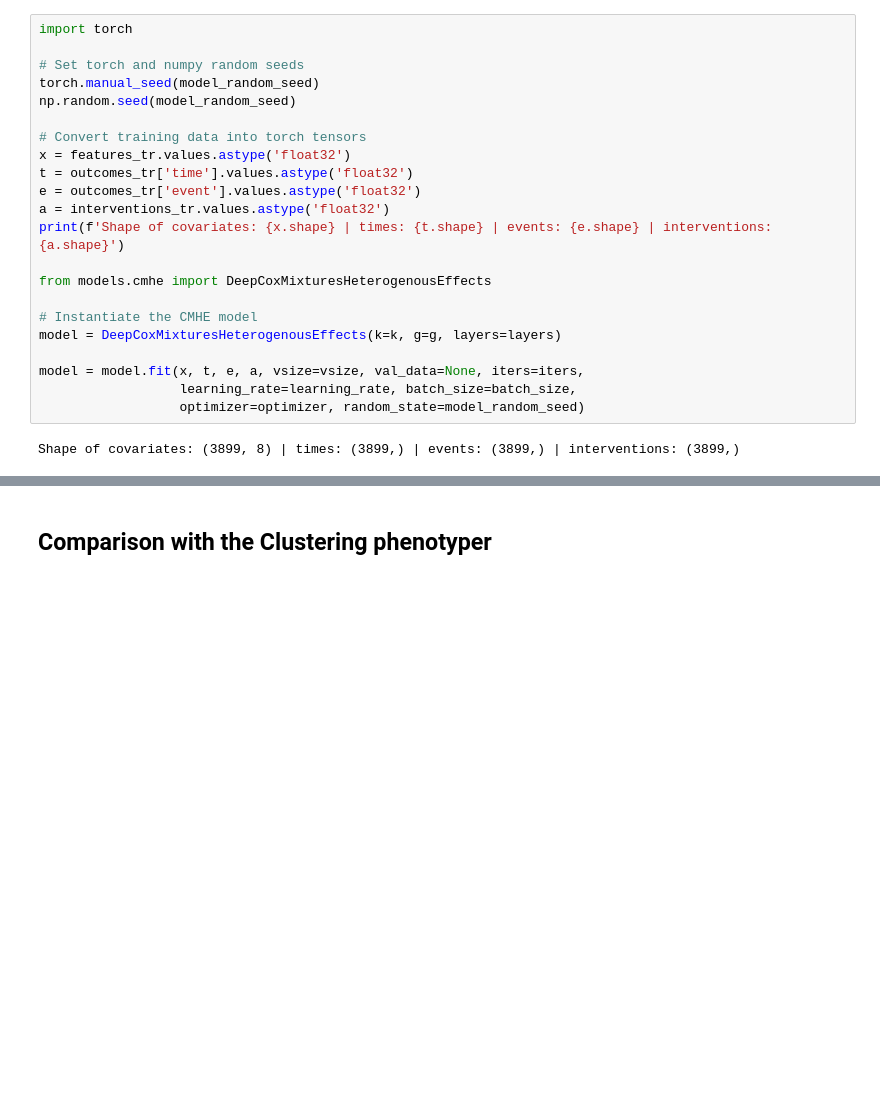
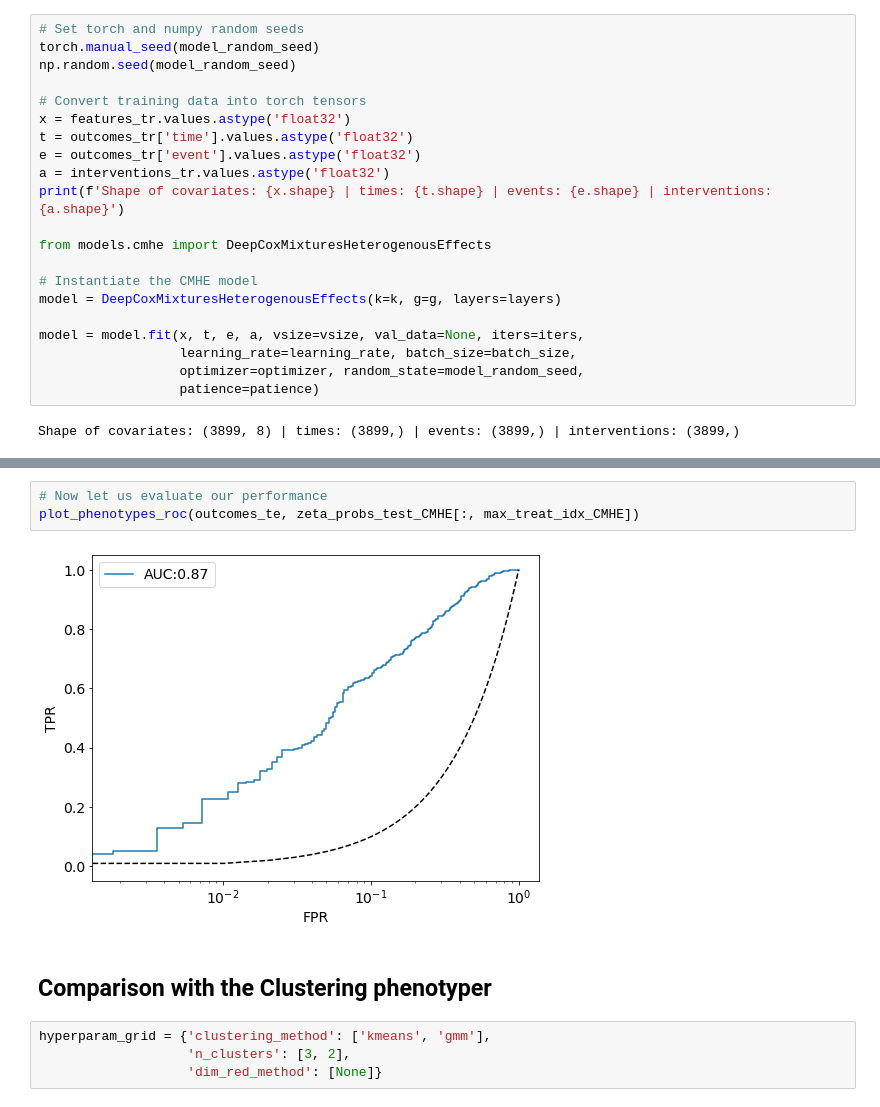
Before and after one commit to mononitogoswami/auton-survival, a Jupyter notebook: examples/CMHE Counterfactual Experiments on Synthetic Data.ipynb, the cells around one changed output, grey strips where cells are left out. Saved outputs shown, nothing was run; the diff lists cells and outputs as text; blank space fills up the shorter version.

```diff
--- a/examples/CMHE Counterfactual Experiments on Synthetic Data.ipynb
+++ b/examples/CMHE Counterfactual Experiments on Synthetic Data.ipynb
@@ -64,6 +161,4 @@ optimizer = "Adam"
 # %%
-import torch
-
 # Set torch and numpy random seeds
 torch.manual_seed(model_random_seed)
 np.random.seed(model_random_seed)
@@ -82,7 +177,8 @@ model = DeepCoxMixturesHeterogenousEffects(k=k, g=g, layers=layers)
 
 model = model.fit(x, t, e, a, vsize=vsize, val_data=None, iters=iters,
                   learning_rate=learning_rate, batch_size=batch_size,
-                  optimizer=optimizer, random_state=model_random_seed)
+                  optimizer=optimizer, random_state=model_random_seed,
+                  patience=patience)
 # %% [output]
 Shape of covariates: (3899, 8) | times: (3899,) | events: (3899,) | interventions: (3899,)
 # %%
@@ -133,5 +220,14 @@ example_utils.plot_phenotypes_roc(outcomes_te, zeta_probs_test_CMHE[:, max_treat
+# %%
+# Now let us evaluate our performance
+plot_phenotypes_roc(outcomes_te, zeta_probs_test_CMHE[:, max_treat_idx_CMHE])
+# %% [output]
+[figure, added]
 # %% [markdown]
 ## Comparison with the Clustering phenotyper
+# %%
+hyperparam_grid = {'clustering_method': ['kmeans', 'gmm'],
+                   'n_clusters': [3, 2],
+                   'dim_red_method': [None]}
 # %%
 from phenotyping import ClusteringPhenotyper
 from sklearn.metrics import auc
```
Also changed, not shown: parts of 18 cells of this notebook, 2 other files.
